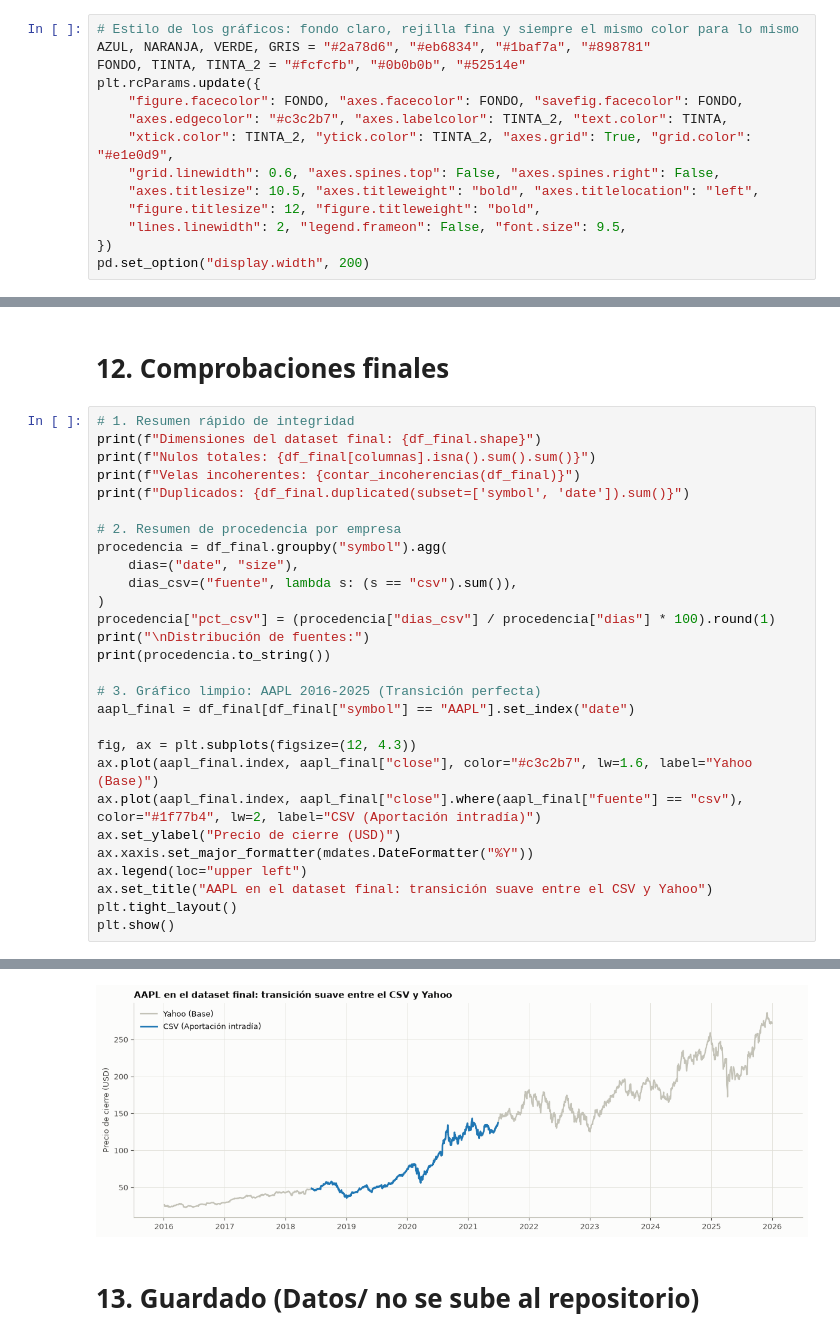
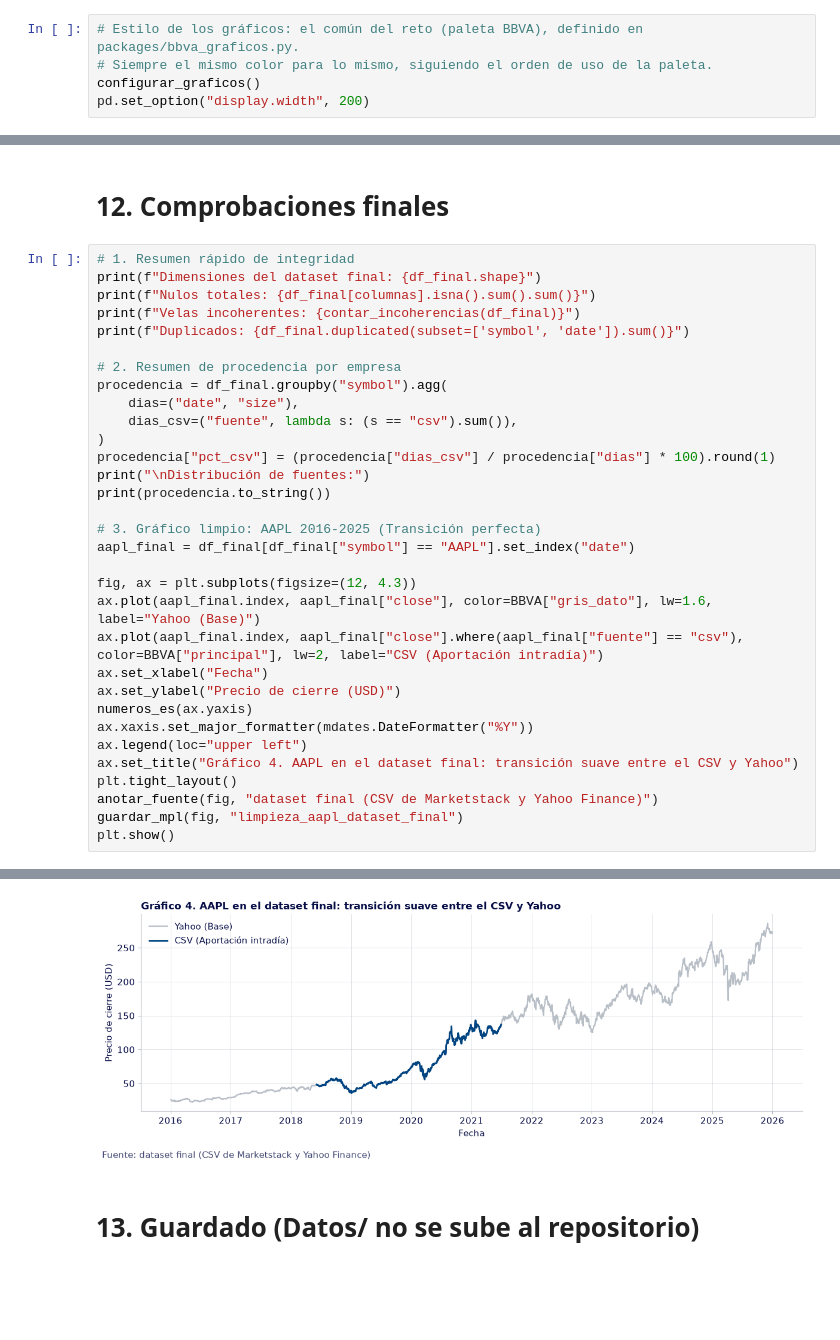
Before and after one commit to danielsoponaru/26_27_R09_Azul_Claro, a Jupyter notebook: Limpieza.ipynb, the cells around one changed output, grey strips where cells are left out. Cells and saved outputs as stored; diff of their text form; blank space fills up the shorter version.

```diff
--- a/Limpieza.ipynb
+++ b/Limpieza.ipynb
@@ -36,18 +38,9 @@ HORA_RESUMEN = 20 * 60     # 20:00 (fila resumen veraniega)
 INICIO_MAXIMO = 10 * 60    # 10:00 como límite para considerar día completo
 FIN_MINIMO = 15 * 60 + 30  # 15:30 como mínimo de cierre
 # %%
-# Estilo de los gráficos: fondo claro, rejilla fina y siempre el mismo color para lo mismo
-AZUL, NARANJA, VERDE, GRIS = "#2a78d6", "#eb6834", "#1baf7a", "#898781"
-FONDO, TINTA, TINTA_2 = "#fcfcfb", "#0b0b0b", "#52514e"
-plt.rcParams.update({
-    "figure.facecolor": FONDO, "axes.facecolor": FONDO, "savefig.facecolor": FONDO,
-    "axes.edgecolor": "#c3c2b7", "axes.labelcolor": TINTA_2, "text.color": TINTA,
-    "xtick.color": TINTA_2, "ytick.color": TINTA_2, "axes.grid": True, "grid.color": "#e1e0d9",
-    "grid.linewidth": 0.6, "axes.spines.top": False, "axes.spines.right": False,
-    "axes.titlesize": 10.5, "axes.titleweight": "bold", "axes.titlelocation": "left",
-    "figure.titlesize": 12, "figure.titleweight": "bold",
-    "lines.linewidth": 2, "legend.frameon": False, "font.size": 9.5,
-})
+# Estilo de los gráficos: el común del reto (paleta BBVA), definido en packages/bbva_graficos.py.
+# Siempre el mismo color para lo mismo, siguiendo el orden de uso de la paleta.
+configurar_graficos()
 pd.set_option("display.width", 200)
 # %% [markdown]
 # 1. Carga y unificación de los 26 CSV + primera exploración
@@ -886,37 +889,41 @@ procedencia["pct_csv"] = (procedencia["dias_csv"] / procedencia["dias"] * 100).r
 print("\nDistribución de fuentes:")
 print(procedencia.to_string())
 
 # 3. Gráfico limpio: AAPL 2016-2025 (Transición perfecta)
 aapl_final = df_final[df_final["symbol"] == "AAPL"].set_index("date")
 
 fig, ax = plt.subplots(figsize=(12, 4.3))
-ax.plot(aapl_final.index, aapl_final["close"], color="#c3c2b7", lw=1.6, label="Yahoo (Base)")
-ax.plot(aapl_final.index, aapl_final["close"].where(aapl_final["fuente"] == "csv"), color="#1f77b4", lw=2, label="CSV (Aportación intradía)")
+ax.plot(aapl_final.index, aapl_final["close"], color=BBVA["gris_dato"], lw=1.6, label="Yahoo (Base)")
+ax.plot(aapl_final.index, aapl_final["close"].where(aapl_final["fuente"] == "csv"), color=BBVA["principal"], lw=2, label="CSV (Aportación intradía)")
+ax.set_xlabel("Fecha")
 ax.set_ylabel("Precio de cierre (USD)")
+numeros_es(ax.yaxis)
 ax.xaxis.set_major_formatter(mdates.DateFormatter("%Y"))
 ax.legend(loc="upper left")
-ax.set_title("AAPL en el dataset final: transición suave entre el CSV y Yahoo")
+ax.set_title("Gráfico 4. AAPL en el dataset final: transición suave entre el CSV y Yahoo")
 plt.tight_layout()
+anotar_fuente(fig, "dataset final (CSV de Marketstack y Yahoo Finance)")
+guardar_mpl(fig, "limpieza_aapl_dataset_final")
 plt.show()
 # %% [output]
 Dimensiones del dataset final: (64557, 9)
 Nulos totales: 0
 Velas incoherentes: 0
 Duplicados: 0
 
 Distribución de fuentes:
         dias  dias_csv  pct_csv
 symbol
 AAPL    2514       768     30.5
 AMGN    2514       269     10.7
 AXP     2514       269     10.7
 BA      2514       267     10.6
 ... (18 lines left out)
 PG      2514       268     10.7
 TRV     2514       266     10.6
 UNH     2514       266     10.6
 V       2514       766     30.5
-[figure, old version]
+[figure, new version]
 # %% [markdown]
 # 13. Guardado (Datos/ no se sube al repositorio)
 # %%
```
Also changed, not shown: parts of 4 cells of this notebook, 9 other files.
